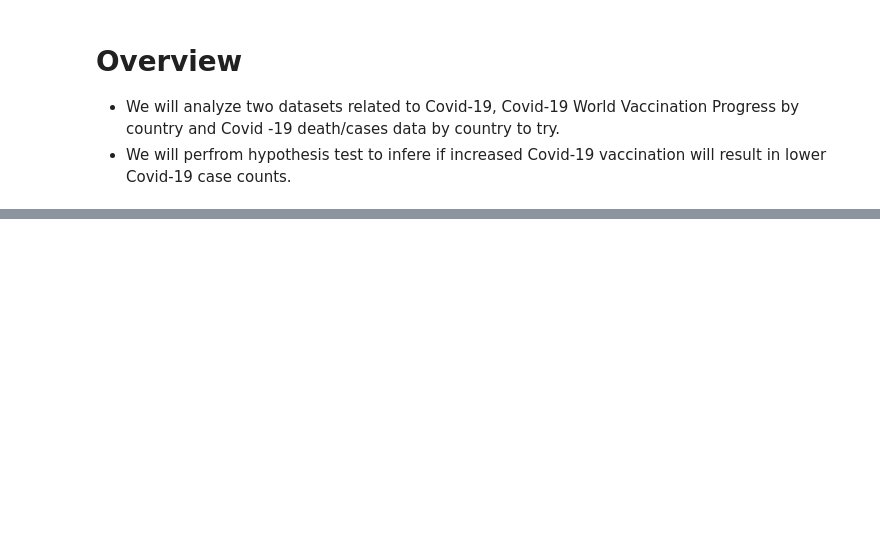
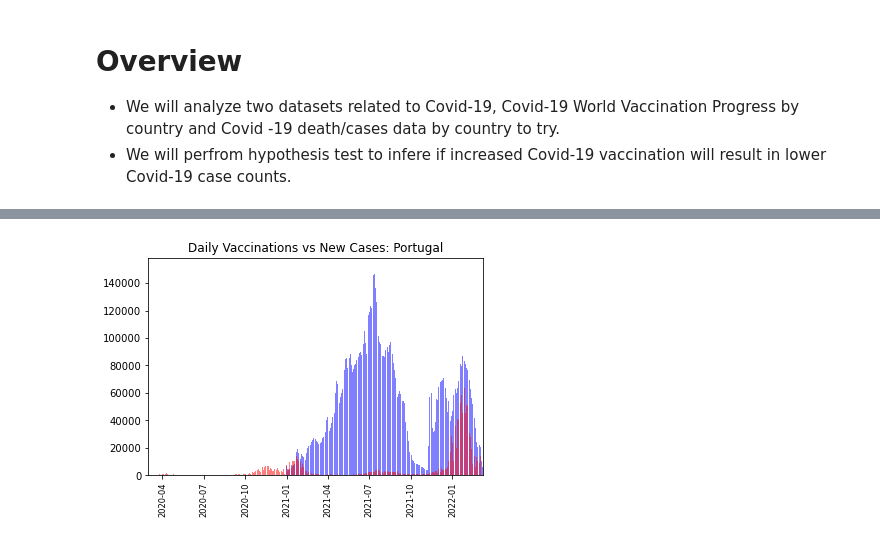
Before and after one commit to oiwuoni/group-3-bootcamp-project-1-repo, a Jupyter notebook: Covid-19_Cases_Vaccination.ipynb, the cells around one changed output, grey strips where cells are left out. Saved outputs shown, nothing was run; the diff lists cells and outputs as text; code cells hidden in the pictures; blank space fills up the shorter version.

```diff
--- a/Covid-19_Cases_Vaccination.ipynb
+++ b/Covid-19_Cases_Vaccination.ipynb
@@ -107,0 +186,10 @@ plt.scatter(isreal_df['date'], isreal_df['daily_vaccinations'], color='b', alpha
+# %%
+#Create Bar Chart for Portugal
+plt.bar(PRT_df['date'], PRT_df['daily_vaccinations'], color='b', alpha=0.5)
+plt.bar(PRT_df['date'], PRT_df['new_cases'], color='r', alpha=0.5)
+plt.xlim(PRT_df['date'].min(), PRT_df['date'].max())
+plt.xticks(rotation=90, fontweight='light',  fontsize='small')
+plt.title("Daily Vaccinations vs New Cases: Portugal")
+plt.show()
+# %% [output]
+[figure, added]
```
Also changed, not shown: parts of 24 cells of this notebook.
